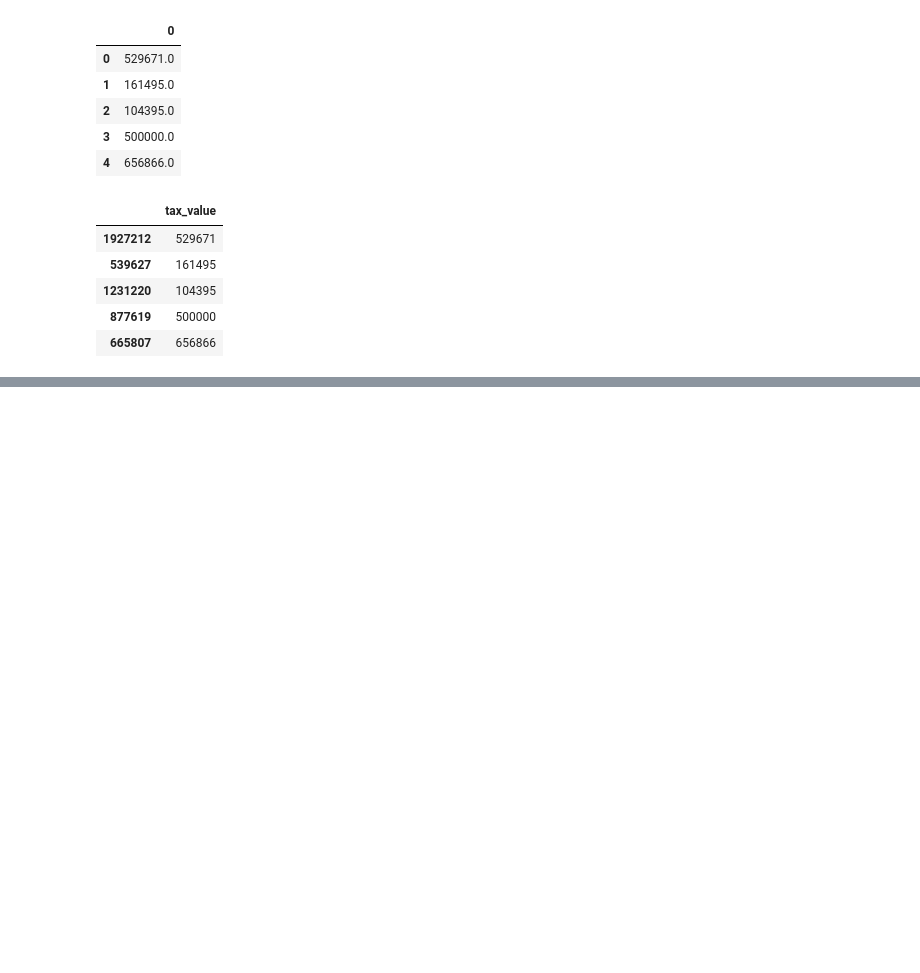
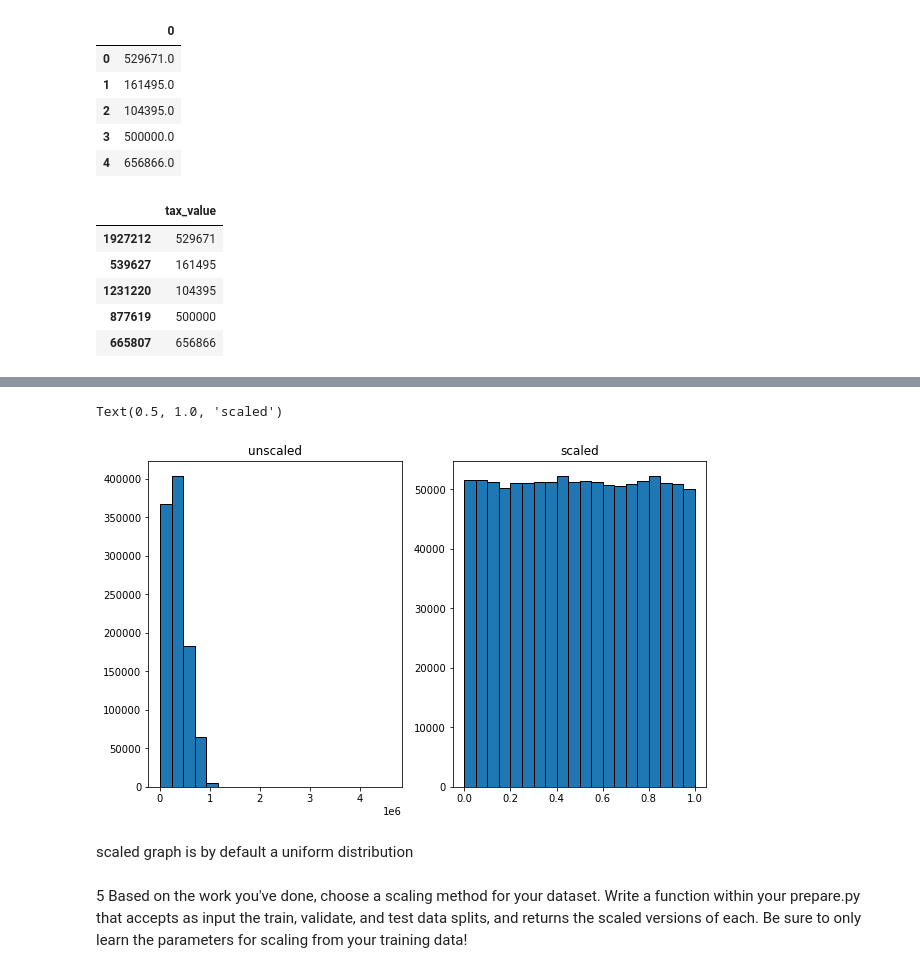
Before and after one commit to rajeshlamichhane04/regression-exercises, a Jupyter notebook: scaling.ipynb, the cells around one changed output, grey strips where cells are left out. Cells and saved outputs as stored; diff of their text form; code cells hidden in the pictures; blank space fills up the shorter version.

```diff
--- a/scaling.ipynb
+++ b/scaling.ipynb
@@ -134,0 +153,20 @@ subtract.mean()
+# %%
+#define quantine transformer and then fit/transform it
+scaler = QuantileTransformer()
+X_train_scaled = scaler.fit_transform(X_train)
+# %%
+#visualize unscaled vs scaled
+plt.figure(figsize=(10, 6))
+plt.subplot(121)
+plt.hist(X_train, bins=20, ec ="black")
+plt.title('unscaled')
+plt.subplot(122)
+plt.hist(X_train_scaled, bins=20, ec ="black")
+plt.title('scaled')
+# %% [output]
+Text(0.5, 1.0, 'scaled')
+[figure, added]
+# %% [markdown]
+scaled graph is by default a uniform distribution
+# %% [markdown]
+5 Based on the work you've done, choose a scaling method for your dataset. Write a function within your prepare.py that accepts as input the train, validate, and test data splits, and returns the scaled versions of each. Be sure to only learn the parameters for scaling from your training data!
```
Also changed, not shown: parts of 13 cells of this notebook.
